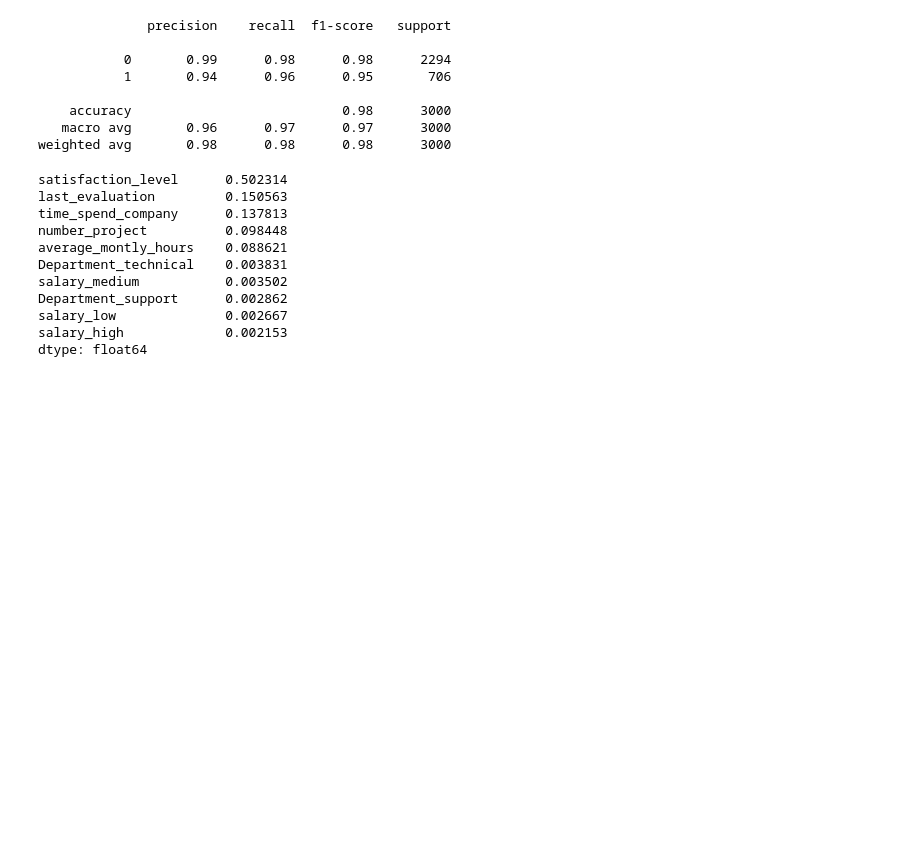
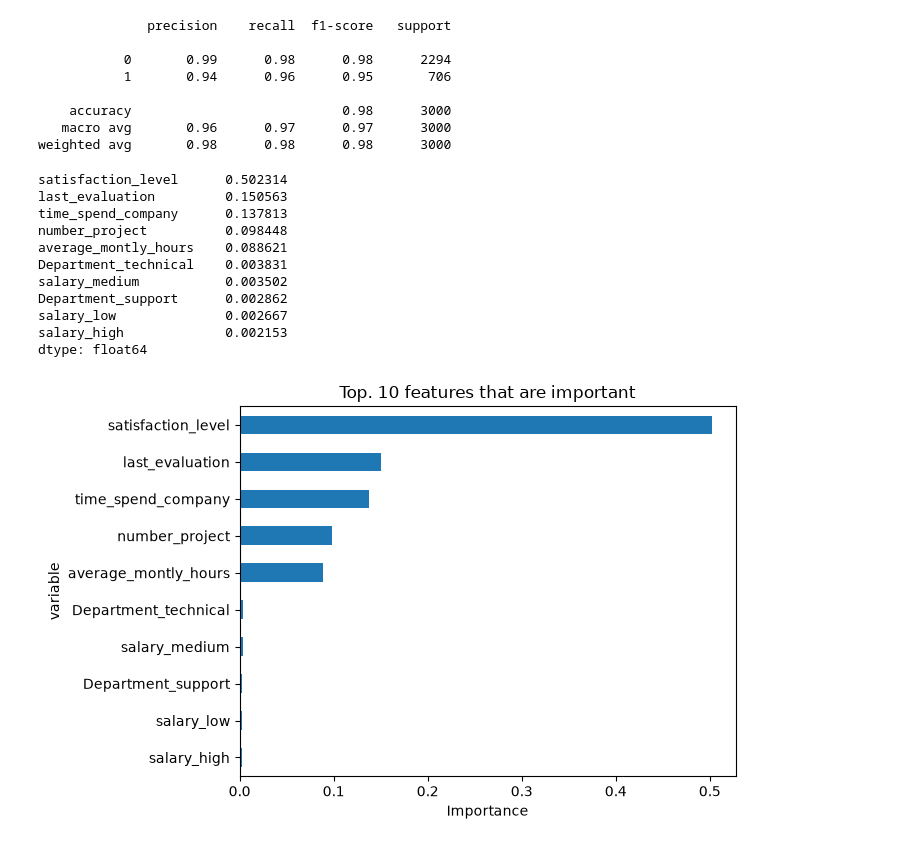
Before and after one commit to Meti00a/KK1-AI-part-1, a Jupyter notebook: Kapitel-4(frågor&Koduppgift)/kapitel-4(koduppgifter).ipynb, the cells around one changed output. Saved outputs shown, nothing was run; the diff lists cells and outputs as text; code cells hidden in the pictures; blank space fills up the shorter version.

```diff
--- a/Kapitel-4(frågor&Koduppgift)/kapitel-4(koduppgifter).ipynb
+++ b/Kapitel-4(frågor&Koduppgift)/kapitel-4(koduppgifter).ipynb
@@ -235,3 +235,11 @@ Department_support      0.002862
 salary_low              0.002667
 salary_high             0.002153
 dtype: float64
+# %%
+importance.sort_values().tail(10).plot(kind="barh")
+plt.xlabel("Importance")
+plt.ylabel("variable")
+plt.title("Top. 10 features that are important")
+plt.show()
+# %% [output]
+[figure, added]
```
